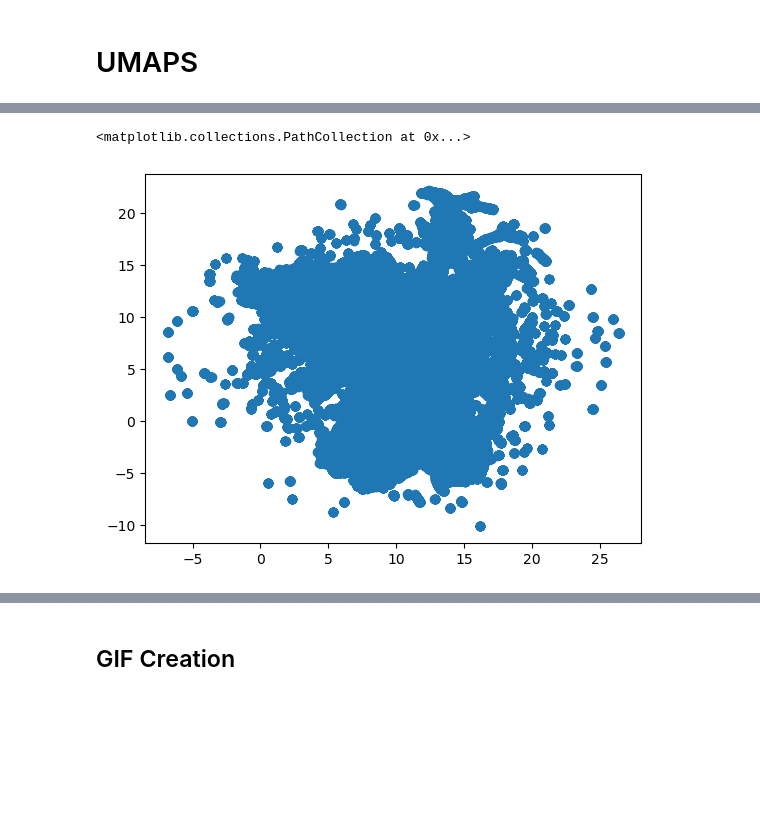
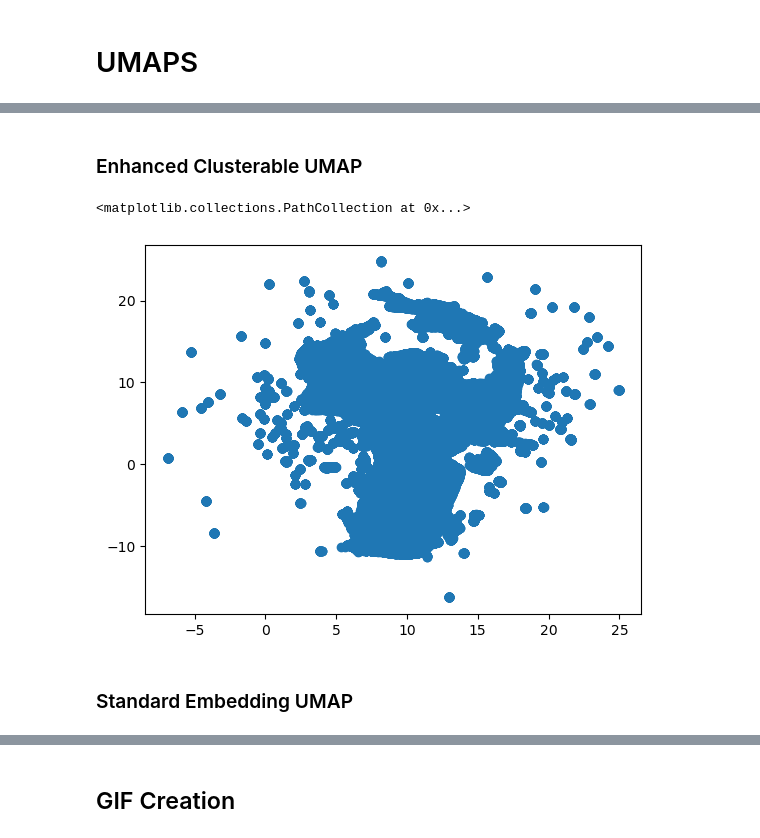
Before and after one commit to padillacoreanolab/pose_tracking_repo, a Jupyter notebook: results/tube_test_analysis/tube_test_features.ipynb, the cells around one changed output, grey strips where cells are left out. Drawn from its saved outputs; the diff is of its cells as text; code cells hidden in the pictures; blank space fills up the shorter version.

```diff
--- a/results/tube_test_analysis/tube_test_features.ipynb
+++ b/results/tube_test_analysis/tube_test_features.ipynb
@@ -429,12 +428,15 @@ for filename in glob.glob(search_path):
     file = file[:file.index('.')]
     box = sleap_vid(filename, track_no=5)
     box_setup[file] = {}
-    #print(box.nodes)
     reward_port = box.locations[:,box.node_dict['reward_port'], :,:].flatten()
+    #grab reward port coordinates
     box_setup[file]['reward_port'] = reward_port
     x_diff = box.locations[:,box.node_dict['box_bottom_left'], 0,:] - box.locations[:,box.node_dict['box_bottom_right'], 0,:]
     y_diff = box.locations[:,box.node_dict['box_bottom_left'], 1,:] - box.locations[:,box.node_dict['box_bottom_right'], 1,:]
     box_width = np.sqrt(x_diff**2+y_diff**2)
+    box_setup[file]['bottom_left'] = box.locations[:,box.node_dict['box_bottom_left'], :,:].flatten()
+    box_setup[file]['bottom_right'] = box.locations[:,box.node_dict['box_bottom_right'],:,:].flatten()
+    #create a normalization factor for distances across recordings
     distance_normalization_factor = 300/box_width
     box_setup[file]['distance_normalization_factor'] = distance_normalization_factor
 # %% [markdown]
@@ -485,6 +457,0 @@ tone_times_df
-# %%
-file = '10-03-22_Test_1_1-1v1-2'
-result_series = tone_times_df.loc[tone_times_df['File Name'] == file,'all_tone_frame']
-value = result_series.iloc[0] if not result_series.empty else None
-value = value[0:19]
-len(value)
@@ -505,7 +470,7 @@ for filename in glob.glob(search_path):
     total_frames = info[file].locations.shape[0] + total_frames
     result_series = tone_times_df.loc[tone_times_df['File Name'] == file,'Strain']
     tones = tone_times_df.loc[tone_times_df['File Name'] == file,'all_tone_frame']
-    tones = tones[0:19]
+    tones = tones[0:ALL_TRIAL_NUMBERS]
     info[file].strain = result_series.iloc[0] if not result_series.empty else None
     info[file].tones = tones.iloc[0] if not tones.empty else None
 # %% [markdown]
@@ -849,3 +750,5 @@ zscore_df = subsample_df.iloc[:,9:18]
+# %% [markdown]
+### Enhanced Clusterable UMAP
 # %%
 clusterable_embedding = umap.UMAP(
     n_neighbors= 18,
@@ -853,9 +756,12 @@ clusterable_embedding = umap.UMAP(
     n_components=2,
     random_state=42,
 ).fit_transform(zscore_df)
+# %%
+plt.scatter(clusterable_embedding[:, 0], clusterable_embedding[:, 1])
+# %% [output]
+<matplotlib.collections.PathCollection at 0x...>
+[figure, added]
+# %% [markdown]
+### Standard Embedding UMAP
 # %%
 standard_embedding = umap.UMAP(random_state=42).fit_transform(zscore_df)
-plt.scatter(standard_embedding[:, 0], standard_embedding[:, 1])
-# %% [output]
-<matplotlib.collections.PathCollection at 0x...>
-[figure, removed]
```
Also changed, not shown: parts of 51 cells of this notebook.
